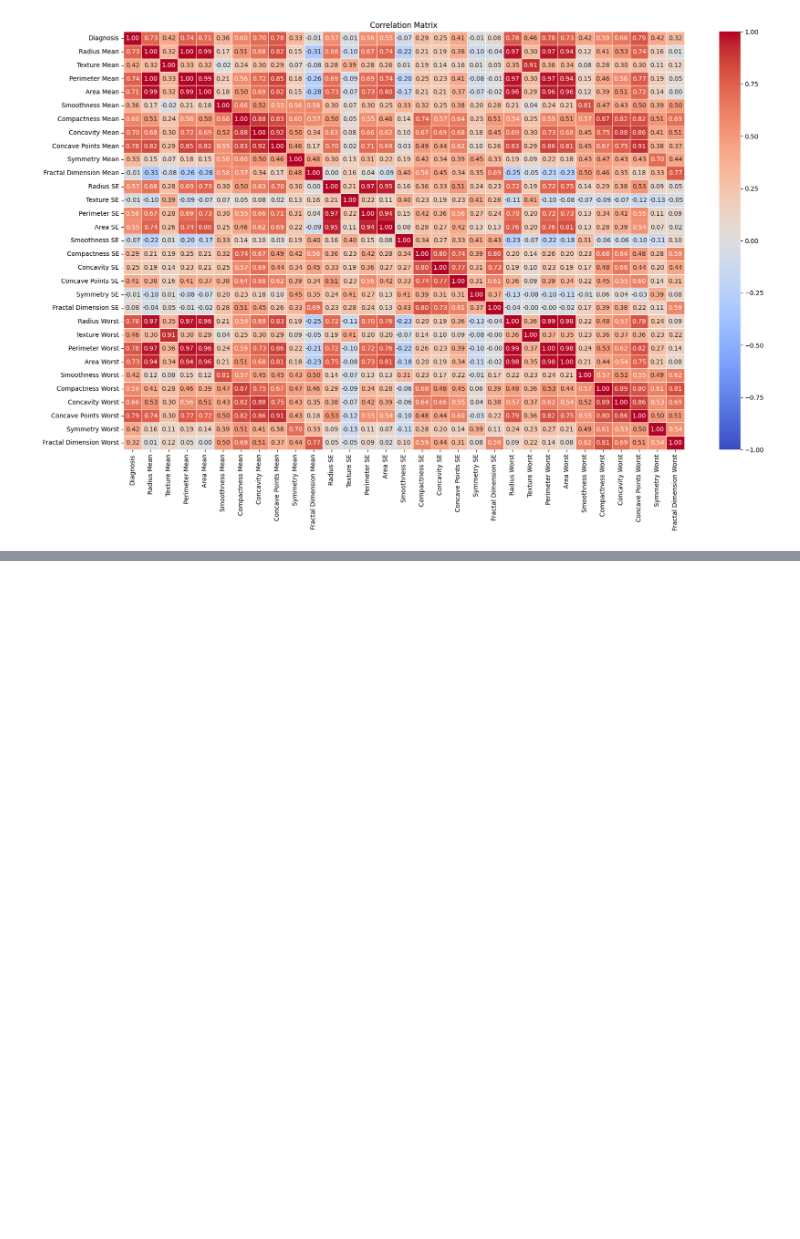
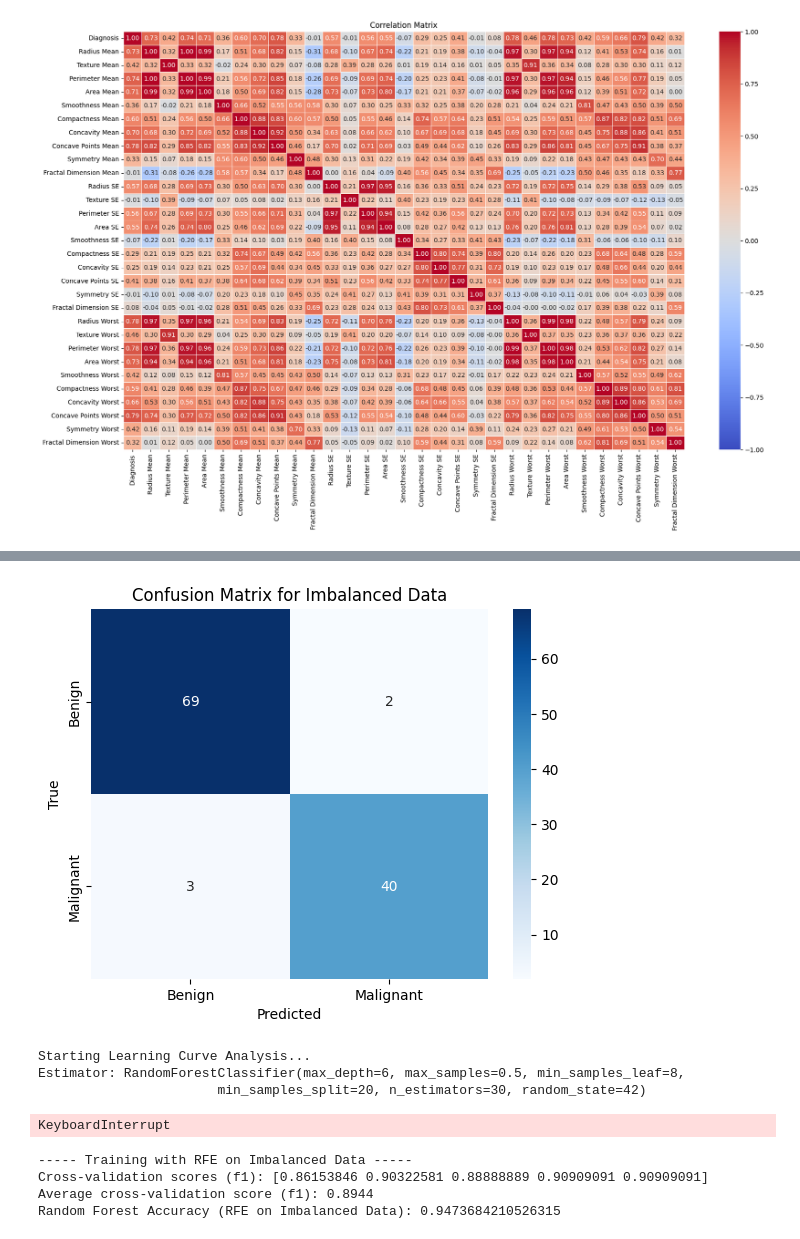
Before and after one commit to harsha5428/datascience_project, a Jupyter notebook: final_project.ipynb, the cells around one changed output, grey strips where cells are left out. Saved outputs shown, nothing was run; the diff lists cells and outputs as text; code cells hidden in the pictures; blank space fills up the shorter version.

```diff
--- a/final_project.ipynb
+++ b/final_project.ipynb
@@ -155,0 +251,13 @@ plt.show()
+# %%
+# Define features and target after removing highly correlated features
+X_clean = data_bre_clean.drop(columns=['Diagnosis'])
+y_clean = data_bre_clean['Diagnosis']
+
+# 4. Train-Test Split and Standardization (on cleaned data)
+X_train, X_test, y_train, y_test = train_test_split(X_clean, y_clean, test_size=0.2, random_state=42)
+
+
+# Standardize the features
+scaler = StandardScaler()
+X_train = scaler.fit_transform(X_train)
+X_test = scaler.transform(X_test)
@@ -155,0 +274,19 @@ plt.show()
+# %%
+### Scenario 1: Train Random Forest on Imbalanced Data ###
+print("\n----- Training on Imbalanced Data -----")
+rf = RandomForestClassifier(
+    n_estimators=30,
+    max_depth=6,
+    min_samples_split=20,
+    min_samples_leaf=8,
+    max_features='sqrt',
+    max_samples=0.5,
+    random_state=42
+)
+
+
+
+rf.fit(X_train, y_train)
+perform_cross_validation(rf, X_train, y_train)
+y_pred_rf = rf.predict(X_test)
+print("Random Forest Accuracy (Imbalanced Data):", accuracy_score(y_test, y_pred_rf))
@@ -155,0 +310,16 @@ plt.show()
+# %%
+conf_matrix = confusion_matrix(y_test, y_pred_rf)
+sns.heatmap(conf_matrix, annot=True, fmt='d', cmap='Blues', xticklabels=['Benign', 'Malignant'], yticklabels=['Benign', 'Malignant'])
+plt.title('Confusion Matrix for Imbalanced Data')
+plt.xlabel('Predicted')
+plt.ylabel('True')
+plt.show()
+# %% [output]
+[figure, added]
+# %%
+plot_learning_curve(rf, X_train, y_train, cv=5, title="Learning Curve for Imbalanced Data")
+# %% [output]
+Starting Learning Curve Analysis...
+Estimator: RandomForestClassifier(max_depth=6, max_samples=0.5, min_samples_leaf=8,
+                       min_samples_split=20, n_estimators=30, random_state=42)
+KeyboardInterrupt
@@ -155,0 +361,25 @@ plt.show()
+# %%
+### Scenario 2: Apply RFE on Imbalanced Data and Train Model ###
+print("\n----- Training with RFE on Imbalanced Data -----")
+rfe_selector = RFE(estimator=rf, n_features_to_select=10, step=1)
+rfe_selector.fit(X_train, y_train)
+X_train_rfe = rfe_selector.transform(X_train)
+X_test_rfe = rfe_selector.transform(X_test)
+rf_rfe = RandomForestClassifier(
+    n_estimators=30,
+    max_depth=6,
+    min_samples_split=20,
+    min_samples_leaf=8,
+    max_features='sqrt',
+    max_samples=0.5,
+    random_state=42
+)
+rf_rfe.fit(X_train_rfe, y_train)
+perform_cross_validation(rf_rfe, X_train_rfe, y_train)
+y_pred_rfe = rf_rfe.predict(X_test_rfe)
+print("Random Forest Accuracy (RFE on Imbalanced Data):", accuracy_score(y_test, y_pred_rfe))
+# %% [output]
+----- Training with RFE on Imbalanced Data -----
+Cross-validation scores (f1): [0.86153846 0.90322581 0.88888889 0.90909091 0.90909091]
+Average cross-validation score (f1): 0.8944
+Random Forest Accuracy (RFE on Imbalanced Data): 0.9473684210526315
```
Also changed, not shown: parts of 37 cells of this notebook.
